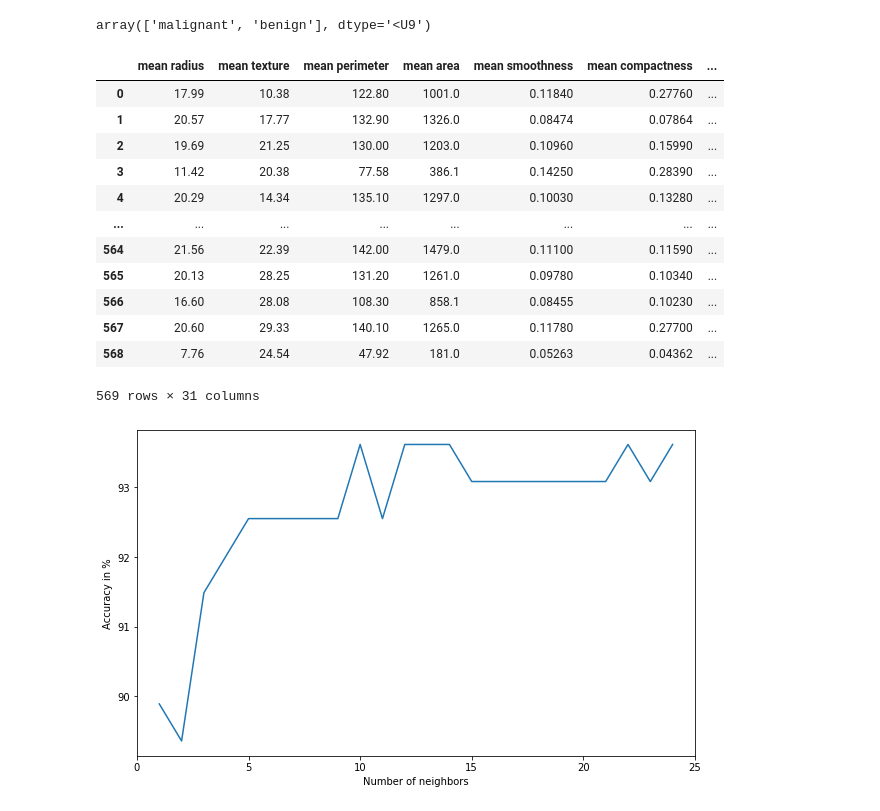
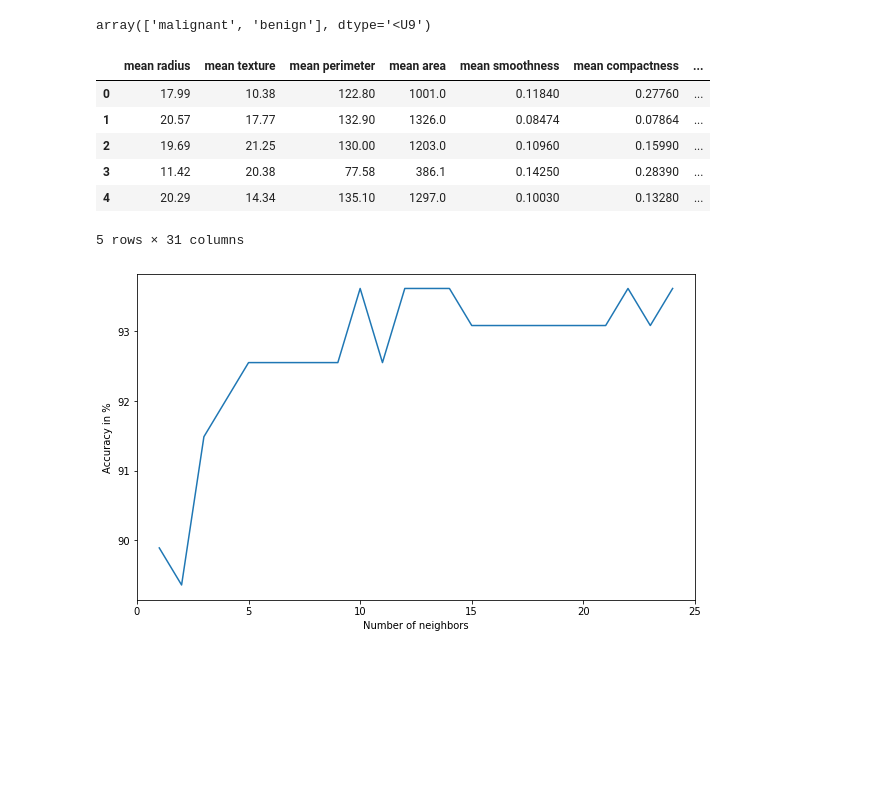
Before and after one commit to vikasvr1997/Python_Examples_for_Learing, a Jupyter notebook: M2L2ipynb.ipynb, the cells around one changed output. Drawn from its saved outputs; the diff is of its cells as text; code cells hidden in the pictures; blank space fills up the shorter version.

```diff
--- a/M2L2ipynb.ipynb
+++ b/M2L2ipynb.ipynb
@@ -27,21 +27,15 @@ cancer.target_names
 # %% [output]
 array(['malignant', 'benign'], dtype='<U9')
 # %%
-cancer.frame
+cancer.frame.head()
 # %% [output]
 |  | mean radius | mean texture | mean perimeter | mean area | mean smoothness | mean compactness | ... |
 | 0 | 17.99 | 10.38 | 122.80 | 1001.0 | 0.11840 | 0.27760 | ... |
 | 1 | 20.57 | 17.77 | 132.90 | 1326.0 | 0.08474 | 0.07864 | ... |
 | 2 | 19.69 | 21.25 | 130.00 | 1203.0 | 0.10960 | 0.15990 | ... |
 | 3 | 11.42 | 20.38 | 77.58 | 386.1 | 0.14250 | 0.28390 | ... |
 | 4 | 20.29 | 14.34 | 135.10 | 1297.0 | 0.10030 | 0.13280 | ... |
-| ... | ... | ... | ... | ... | ... | ... | ... |
-| 564 | 21.56 | 22.39 | 142.00 | 1479.0 | 0.11100 | 0.11590 | ... |
-| 565 | 20.13 | 28.25 | 131.20 | 1261.0 | 0.09780 | 0.10340 | ... |
-| 566 | 16.60 | 28.08 | 108.30 | 858.1 | 0.08455 | 0.10230 | ... |
-| 567 | 20.60 | 29.33 | 140.10 | 1265.0 | 0.11780 | 0.27700 | ... |
-| 568 | 7.76 | 24.54 | 47.92 | 181.0 | 0.05263 | 0.04362 | ... |
-569 rows × 31 columns
+5 rows × 31 columns
 # %%
 X = cancer.data
 y = cancer.target
```
Also changed, not shown: parts of 1 cell of this notebook.
